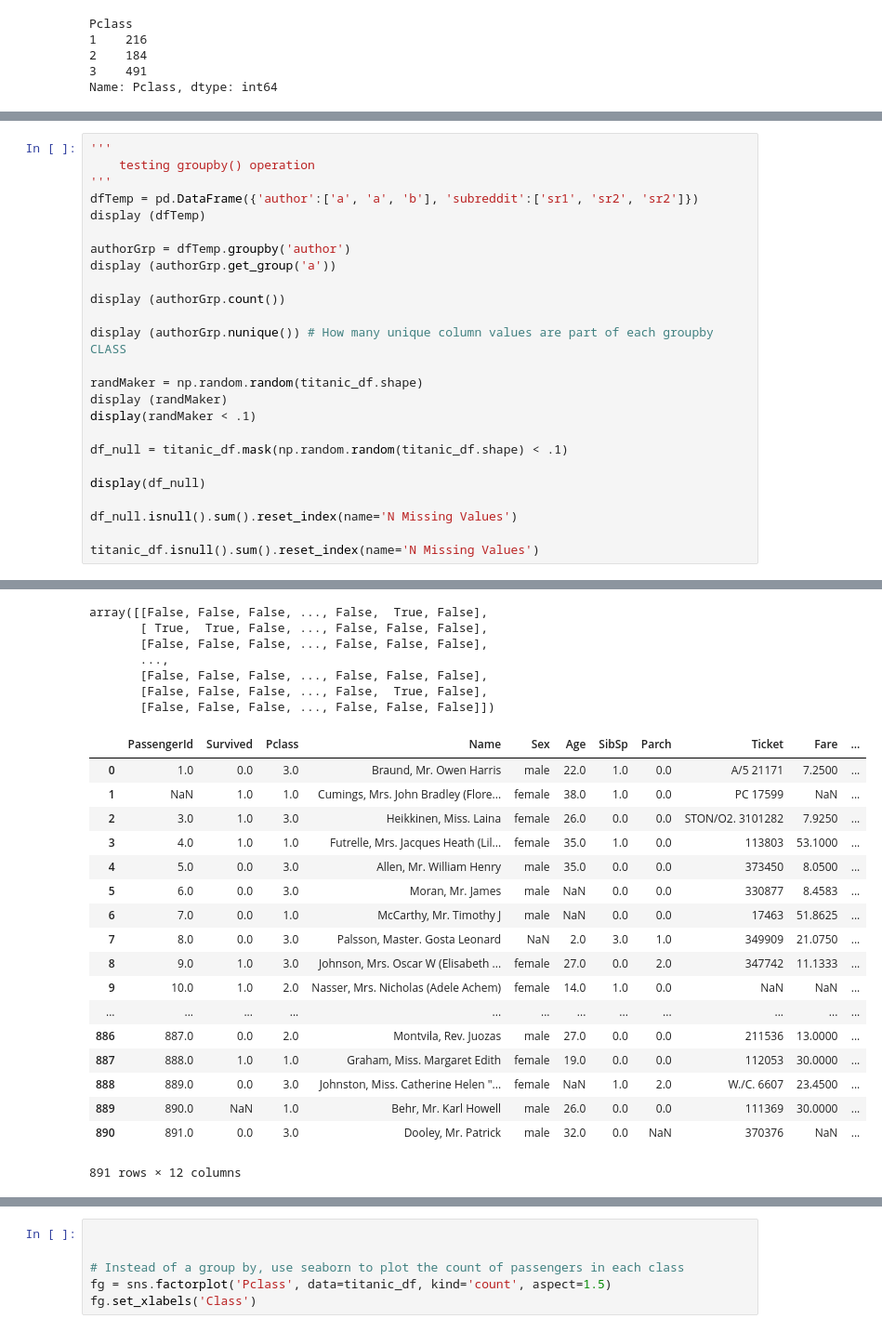
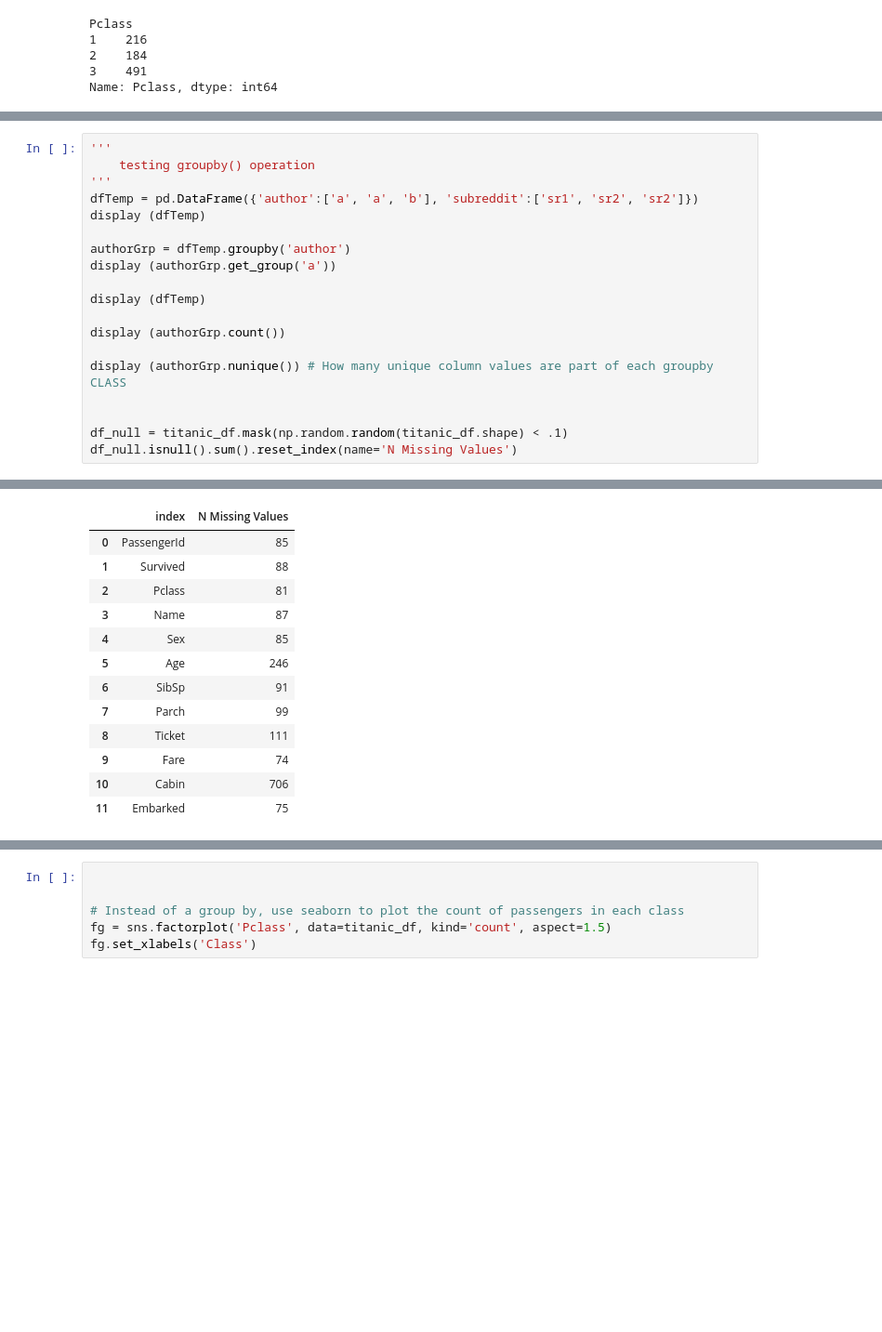
Before and after one commit to zeeshanhs/TitanicEDA, a Jupyter notebook: Titanic - Project.ipynb, the cells around one changed output, grey strips where cells are left out. Shown: that part at 93% size. Saved outputs shown, nothing was run; the diff lists cells and outputs as text; blank space fills up the shorter version.

```diff
--- a/Titanic - Project.ipynb
+++ b/Titanic - Project.ipynb
@@ -158,21 +177,15 @@ display (dfTemp)
 authorGrp = dfTemp.groupby('author')
 display (authorGrp.get_group('a'))
 
+display (dfTemp)
+
 display (authorGrp.count())
 
 display (authorGrp.nunique()) # How many unique column values are part of each groupby CLASS
 
-randMaker = np.random.random(titanic_df.shape)
-display (randMaker)
-display(randMaker < .1)
 
 df_null = titanic_df.mask(np.random.random(titanic_df.shape) < .1)
-
-display(df_null)
-
 df_null.isnull().sum().reset_index(name='N Missing Values')
-
-titanic_df.isnull().sum().reset_index(name='N Missing Values')
 # %% [output]
 |  | author | subreddit |
 | 0 | a | sr1 |
@@ -205,25 +205,13 @@ array([[0.83269312, 0.37581818, 0.33542402, ..., 0.65623336, 0.06847069,
-array([[False, False, False, ..., False,  True, False],
-       [ True,  True, False, ..., False, False, False],
-       [False, False, False, ..., False, False, False],
-       ...,
-       [False, False, False, ..., False, False, False],
-       [False, False, False, ..., False,  True, False],
-       [False, False, False, ..., False, False, False]])
-|  | PassengerId | Survived | Pclass | Name | Sex | Age | SibSp | Parch | Ticket | Fare | ... |
-| 0 | 1.0 | 0.0 | 3.0 | Braund, Mr. Owen Harris | male | 22.0 | 1.0 | 0.0 | A/5 21171 | 7.2500 | ... |
-| 1 | NaN | 1.0 | 1.0 | Cumings, Mrs. John Bradley (Flore... | female | 38.0 | 1.0 | 0.0 | PC 17599 | NaN | ... |
-| 2 | 3.0 | 1.0 | 3.0 | Heikkinen, Miss. Laina | female | 26.0 | 0.0 | 0.0 | STON/O2. 3101282 | 7.9250 | ... |
-| 3 | 4.0 | 1.0 | 1.0 | Futrelle, Mrs. Jacques Heath (Lil... | female | 35.0 | 1.0 | 0.0 | 113803 | 53.1000 | ... |
-| 4 | 5.0 | 0.0 | 3.0 | Allen, Mr. William Henry | male | 35.0 | 0.0 | 0.0 | 373450 | 8.0500 | ... |
-| 5 | 6.0 | 0.0 | 3.0 | Moran, Mr. James | male | NaN | 0.0 | 0.0 | 330877 | 8.4583 | ... |
-| 6 | 7.0 | 0.0 | 1.0 | McCarthy, Mr. Timothy J | male | NaN | 0.0 | 0.0 | 17463 | 51.8625 | ... |
-| 7 | 8.0 | 0.0 | 3.0 | Palsson, Master. Gosta Leonard | NaN | 2.0 | 3.0 | 1.0 | 349909 | 21.0750 | ... |
-| 8 | 9.0 | 1.0 | 3.0 | Johnson, Mrs. Oscar W (Elisabeth ... | female | 27.0 | 0.0 | 2.0 | 347742 | 11.1333 | ... |
-| 9 | 10.0 | 1.0 | 2.0 | Nasser, Mrs. Nicholas (Adele Achem) | female | 14.0 | 1.0 | 0.0 | NaN | NaN | ... |
-| ... | ... | ... | ... | ... | ... | ... | ... | ... | ... | ... | ... |
-| 886 | 887.0 | 0.0 | 2.0 | Montvila, Rev. Juozas | male | 27.0 | 0.0 | 0.0 | 211536 | 13.0000 | ... |
-| 887 | 888.0 | 1.0 | 1.0 | Graham, Miss. Margaret Edith | female | 19.0 | 0.0 | 0.0 | 112053 | 30.0000 | ... |
-| 888 | 889.0 | 0.0 | 3.0 | Johnston, Miss. Catherine Helen "... | female | NaN | 1.0 | 2.0 | W./C. 6607 | 23.4500 | ... |
-| 889 | 890.0 | NaN | 1.0 | Behr, Mr. Karl Howell | male | 26.0 | 0.0 | 0.0 | 111369 | 30.0000 | ... |
-| 890 | 891.0 | 0.0 | 3.0 | Dooley, Mr. Patrick | male | 32.0 | 0.0 | NaN | 370376 | NaN | ... |
+|  | index | N Missing Values |
+| 0 | PassengerId | 85 |
+| 1 | Survived | 88 |
+| 2 | Pclass | 81 |
+| 3 | Name | 87 |
+| 4 | Sex | 85 |
+| 5 | Age | 246 |
+| 6 | SibSp | 91 |
+| 7 | Parch | 99 |
+| 8 | Ticket | 111 |
+| 9 | Fare | 74 |
+| 10 | Cabin | 706 |
+| 11 | Embarked | 75 |
-891 rows × 12 columns
```
Also changed, not shown: parts of 2 cells of this notebook.
